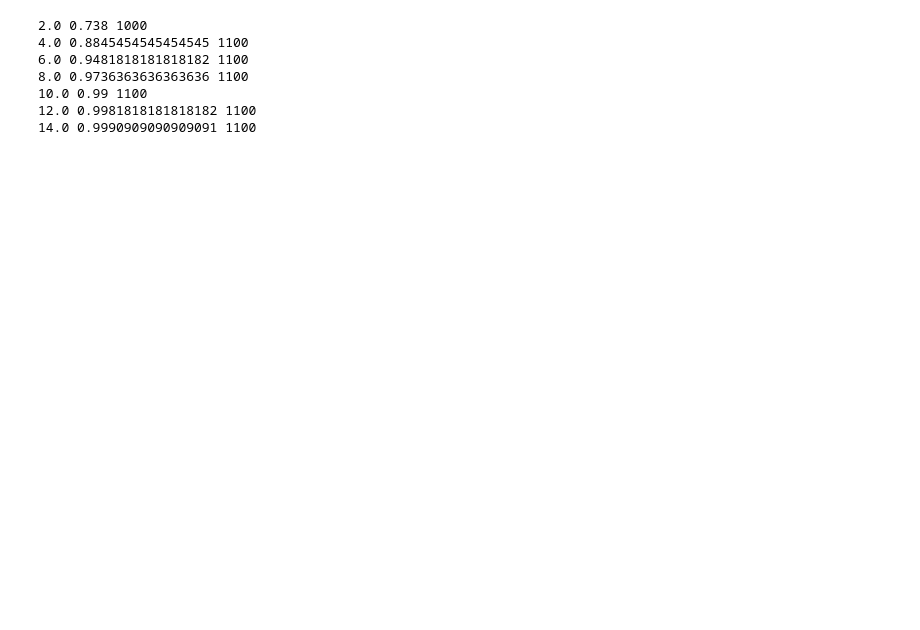
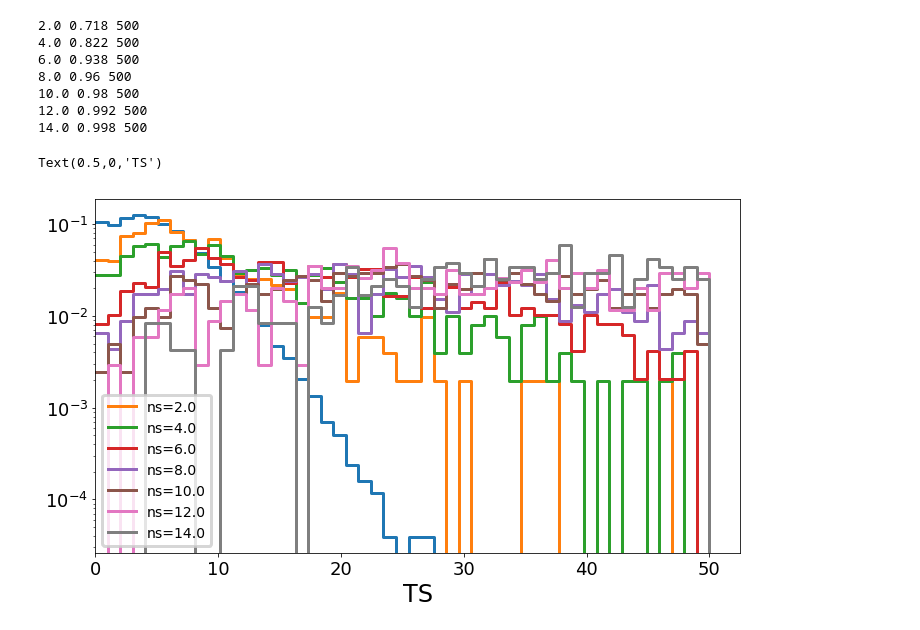
Before and after one commit to williamluszczak/TXS_NTv5, a Jupyter notebook: Notebooks/Sensitivity.ipynb, the cells around one changed output. Cells and saved outputs as stored; diff of their text form; code cells hidden in the pictures; blank space fills up the shorter version.

```diff
--- a/Notebooks/Sensitivity.ipynb
+++ b/Notebooks/Sensitivity.ipynb
@@ -152,38 +165,43 @@ for ns in np.arange(2.0, 16.0, 2.0):
 # %%
 ntv5bghist, ntv5bgbins = np.histogram(ntv5_bg, bins = np.linspace(0,50,50), density=True)
 ntv5bghist = np.concatenate([ntv5bghist,[0]])
-#plt.semilogy(ntv5bgbins, ntv5bghist, drawstyle='steps-post')
+plt.semilogy(ntv5bgbins, ntv5bghist, drawstyle='steps-post')
 
 bgmed_ntv5 = np.median(ntv5_bg)
 
 nt_v5_effs = []
 nss = []
 for ns in np.arange(2.0, 16.0, 2.0):
-    ntv5sig = np.load('/data/user/wluszczak/KDE_csky/sigtrials/ntv5/ntv5_sigtrials_%s_ns.npy'%(ns), allow_pickle=True)
+    ntv5sig = np.load(trialfile_dir+'/ntv5/ntv5_sigtrials_158dt_%s_ns.npy'%(ns), allow_pickle=True)
 
     ntv5_sig = []
     for trial in ntv5sig:
         tslist = trial['ts']
         gamlist = trial['gamma']
         sfts = tslist[0]
         ntv5_sig.append(sfts)
-    #print(psv2_sig)
     ntv5_sig = np.array(ntv5_sig)
     print(ns, len(ntv5_sig[ntv5_sig>bgmed_ntv5])/float(len(ntv5_sig)), len(ntv5_sig))
     eff = len(ntv5_sig[ntv5_sig>bgmed_ntv5])/float(len(ntv5_sig))
     ntv5sighist, ntv5sigbins = np.histogram(ntv5_sig, bins = np.linspace(0,50,50), density=True)
     ntv5sighist = np.concatenate([ntv5sighist,[0]])
-    #plt.semilogy(ntv5sigbins, ntv5sighist, drawstyle='steps-post', color='tab:orange')
+    plt.semilogy(ntv5sigbins, ntv5sighist, drawstyle='steps-post', label='ns=%s'%(ns))
     nt_v5_effs.append(eff)
     nss.append(ns)
+
+plt.legend(loc=0)
+plt.xlim(0,)
+plt.xlabel('TS')
 # %% [output]
-2.0 0.738 1000
-4.0 0.8845454545454545 1100
-6.0 0.9481818181818182 1100
-8.0 0.9736363636363636 1100
-10.0 0.99 1100
-12.0 0.9981818181818182 1100
-14.0 0.9990909090909091 1100
+2.0 0.718 500
+4.0 0.822 500
+6.0 0.938 500
+8.0 0.96 500
+10.0 0.98 500
+12.0 0.992 500
+14.0 0.998 500
+Text(0.5,0,'TS')
+[figure, added]
 # %%
 plt.plot(nss, ps_v2_effs, label='PSv2')
 plt.plot(nss, ps_v3_effs, label='PSv3')
```
Also changed, not shown: parts of 8 cells of this notebook, 1 other file.
